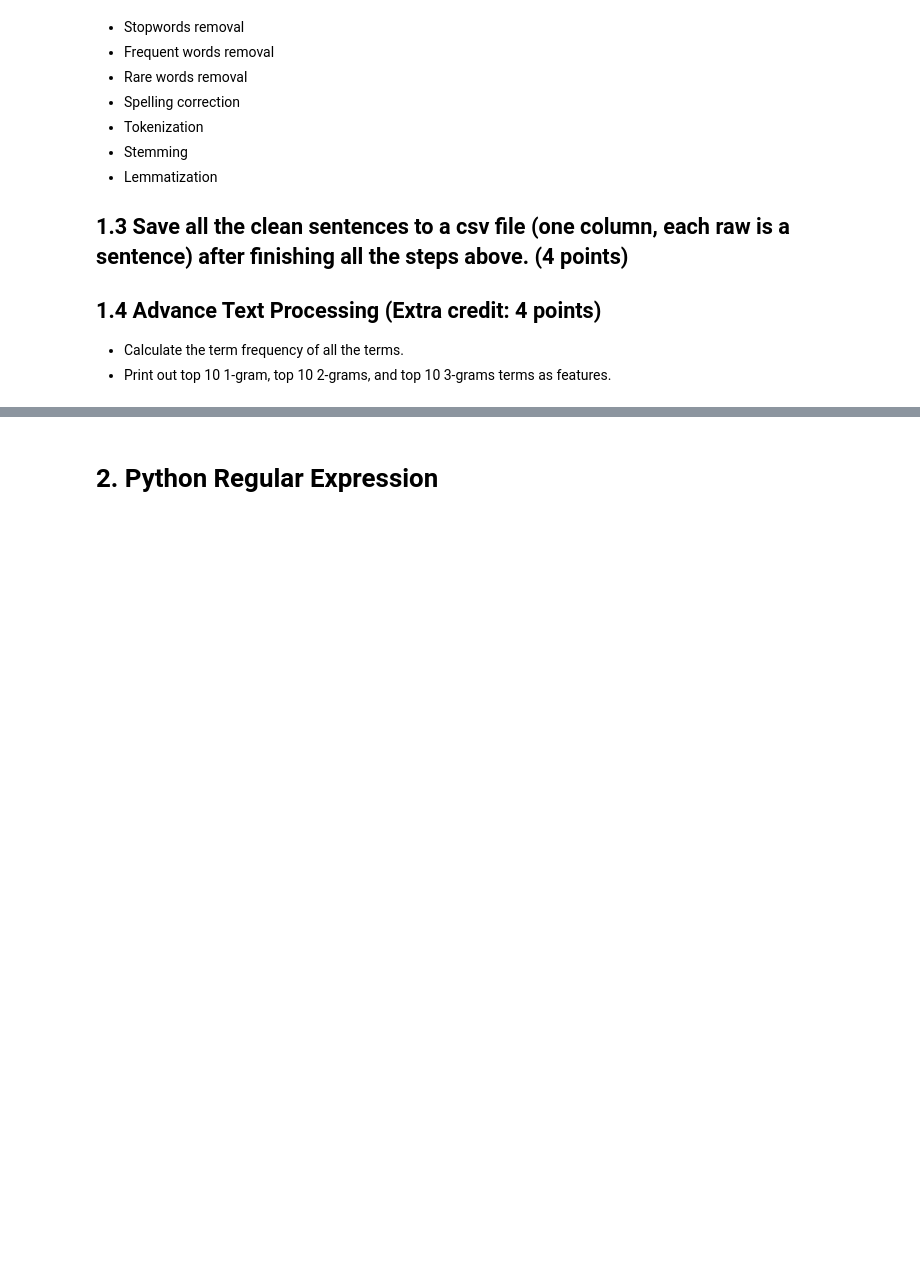
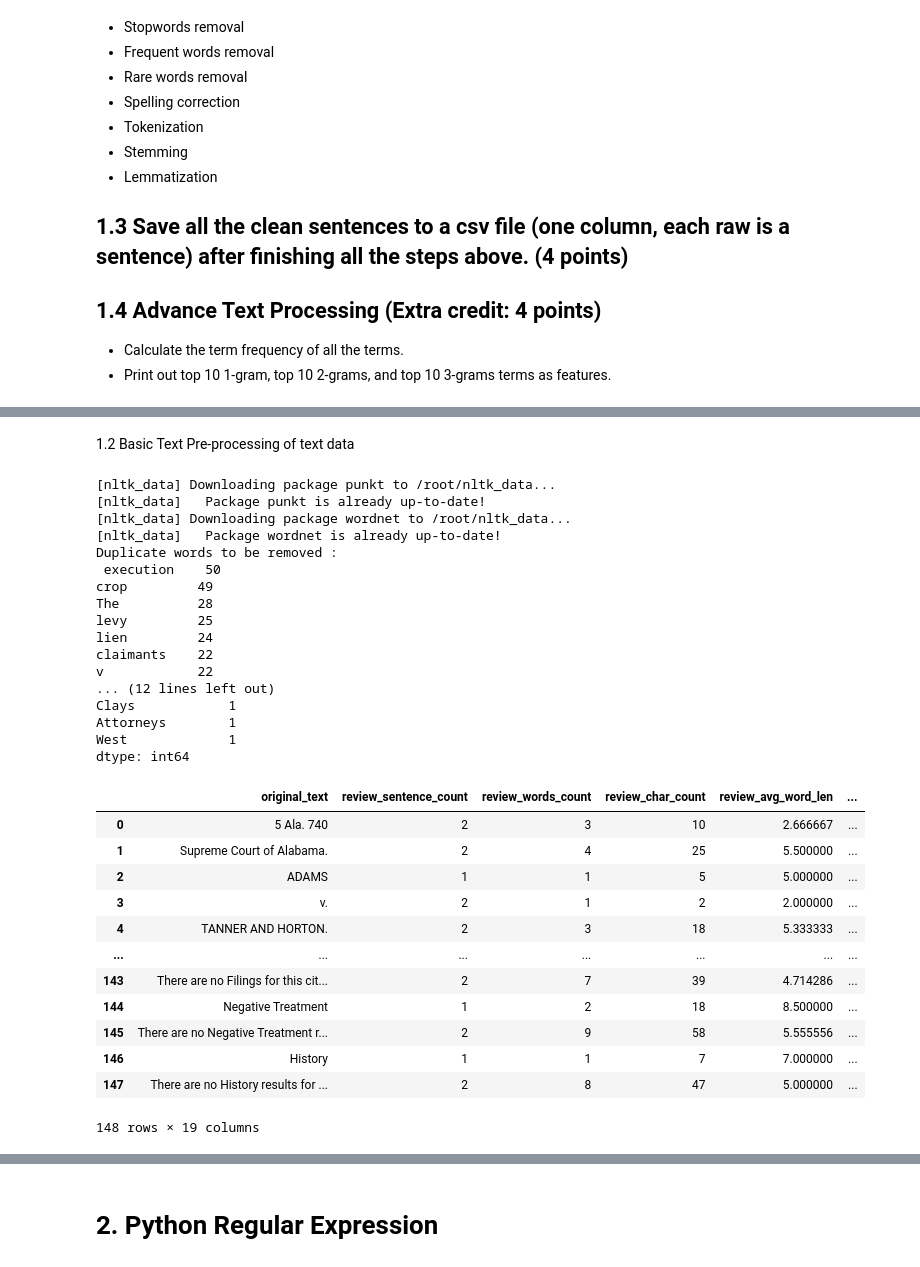
Before and after one commit to Nagmashaik123/Nagma_INFO5731_Spring2021, a Jupyter notebook: In_class_exercise_04.ipynb, the cells around one changed output, grey strips where cells are left out. Saved outputs shown, nothing was run; the diff lists cells and outputs as text; code cells hidden in the pictures; blank space fills up the shorter version.

```diff
--- a/In_class_exercise_04.ipynb
+++ b/In_class_exercise_04.ipynb
@@ -140,0 +150,73 @@ print("TOTAL UPPERCASE WORDS IN A TEXT FILE =",sum)
+# %% [markdown]
+1.2 Basic Text Pre-processing of text data
+# %%
+
+import nltk
+from textblob import Word
+from nltk.corpus import stopwords
+from textblob import TextBlob
+from nltk.stem import PorterStemmer
+nltk.download('punkt')
+nltk.download('wordnet')
+stop = stopwords.words('english')
+
+df['convert_lower_case'] = df['original_text'].apply(lambda original_text: " ".join(original_text.lower() for original_text in original_text.split()))
+df['punctuation_removal'] = df['original_text'].str.replace('[^\w\s]','')
+df['Stopwords_removal'] = df['punctuation_removal'].apply(lambda original_text: " ".join(original_text for original_text in original_text.split() if original_text not in stop))
+
+dup_words = pd.Series(' '.join(df['Stopwords_removal']).split()).value_counts()[:10]
+print("Duplicate words to be removed : \n",dup_words)
+dup_words_list = list(dup_words.index)
+
+# removing frequency words
+df['frequent_words_removal'] = df['Stopwords_removal'].apply(lambda original_text: " ".join(original_text for original_text in original_text.split() if original_text not in dup_words_list))
+
+# removing rare words
+rare_words = pd.Series(' '.join(df['Stopwords_removal']).split()).value_counts()[-10:]
+print("Rare words to be removed : \n",rare_words)
+rare_words_list = list(rare_words.index)
+df['Rare_words_removal'] = df['frequent_words_removal'].apply(lambda original_text: " ".join(original_text for original_text in original_text.split() if original_text not in rare_words_list))
+
+# Special correction
+df['Spelling_correction'] = df['Rare_words_removal'].apply(lambda original_text: str(TextBlob(original_text).correct()))
+
+# Tokenization
+df['Tokenization'] = df['Spelling_correction'].apply(lambda original_text: TextBlob(original_text).words)
+
+# Stemming
+st = PorterStemmer()
+df['Stemming'] = df['Tokenization'].apply(lambda original_text: " ".join([st.stem(word) for word in original_text]))
+
+df['Lemmatization'] = df['Stemming'].apply(lambda original_text: " ".join([Word(word).lemmatize() for word in original_text.split()]))
+df
+# %% [output]
+[nltk_data] Downloading package punkt to /root/nltk_data...
+[nltk_data]   Package punkt is already up-to-date!
+[nltk_data] Downloading package wordnet to /root/nltk_data...
+[nltk_data]   Package wordnet is already up-to-date!
+Duplicate words to be removed :
+ execution    50
+crop         49
+The          28
+levy         25
+lien         24
+claimants    22
+v            22
+... (12 lines left out)
+Clays            1
+Attorneys        1
+West             1
+dtype: int64
+|  | original_text | review_sentence_count | review_words_count | review_char_count | review_avg_word_len | ... |
+| 0 | 5 Ala. 740 | 2 | 3 | 10 | 2.666667 | ... |
+| 1 | Supreme Court of Alabama. | 2 | 4 | 25 | 5.500000 | ... |
+| 2 | ADAMS | 1 | 1 | 5 | 5.000000 | ... |
+| 3 | v. | 2 | 1 | 2 | 2.000000 | ... |
+| 4 | TANNER AND HORTON. | 2 | 3 | 18 | 5.333333 | ... |
+| ... | ... | ... | ... | ... | ... | ... |
+| 143 | There are no Filings for this cit... | 2 | 7 | 39 | 4.714286 | ... |
+| 144 | Negative Treatment | 1 | 2 | 18 | 8.500000 | ... |
+| 145 | There are no Negative Treatment r... | 2 | 9 | 58 | 5.555556 | ... |
+| 146 | History | 1 | 1 | 7 | 7.000000 | ... |
+| 147 | There are no History results for ... | 2 | 8 | 47 | 5.000000 | ... |
+148 rows × 19 columns
```
Also changed, not shown: parts of 20 cells of this notebook.
